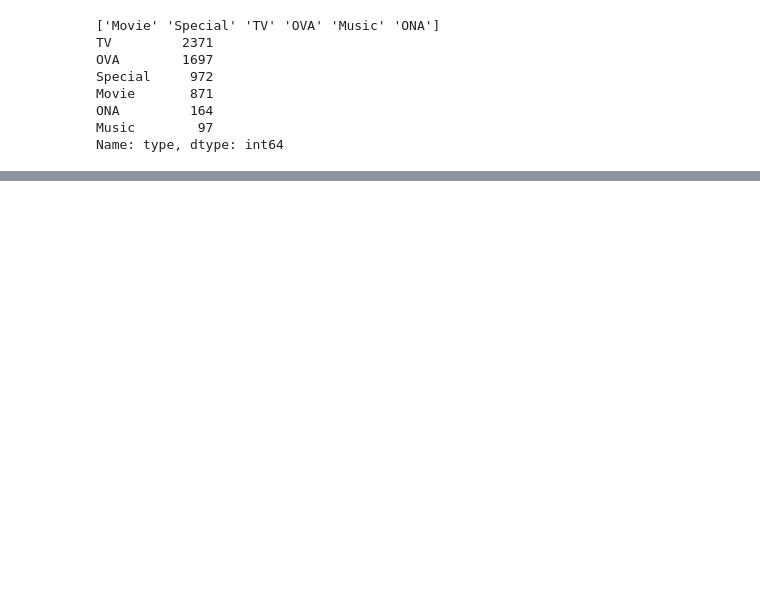
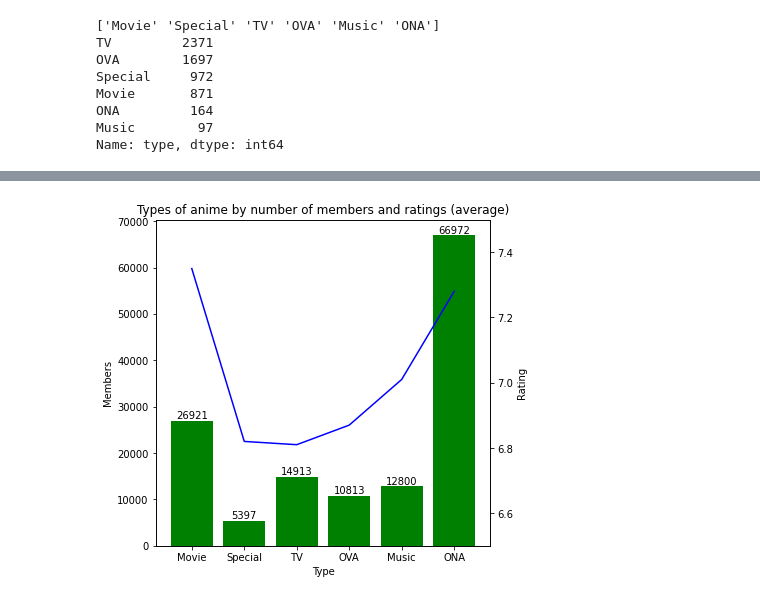
Before and after one commit to ErnestaTum/-Python_mokymai, a Jupyter notebook: baigiamasis_darbas.ipynb, the cells around one changed output, grey strips where cells are left out. Drawn from its saved outputs; the diff is of its cells as text; code cells hidden in the pictures; blank space fills up the shorter version.

```diff
--- a/baigiamasis_darbas.ipynb
+++ b/baigiamasis_darbas.ipynb
@@ -123,0 +144,21 @@ Name: type, dtype: int64
+# %%
+type_by_rating = final_data.groupby(['type']).mean()['rating'].round(2)
+type_by_members = final_data.groupby('type')['members'].mean().astype(int)
+
+
+fig, ax = plt.subplots(1, figsize=(6,6))
+
+p1 = ax.bar(type_unique, type_by_members, color = 'green')
+ax2=ax.twinx()
+p2 = ax2.plot(type_unique, type_by_rating, color = 'blue')
+
+ax.set_xlabel('Type')
+ax.set_ylabel('Members')
+ax2.set_ylabel('Rating')
+ax2.set_ylim(6.5,7.5)
+ax.bar_label(ax.containers[0])
+ax.set_title('Types of anime by number of members and ratings (average)')
+
+plt.show()
+# %% [output]
+[figure, added]
```
Also changed, not shown: parts of 25 cells of this notebook.
